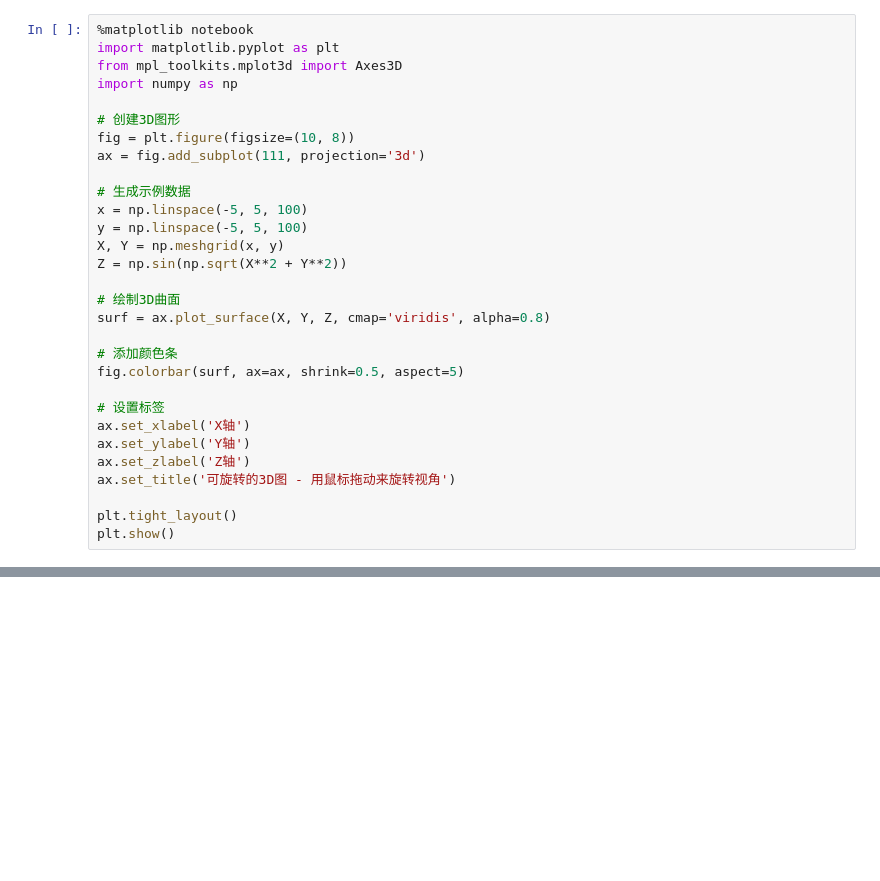
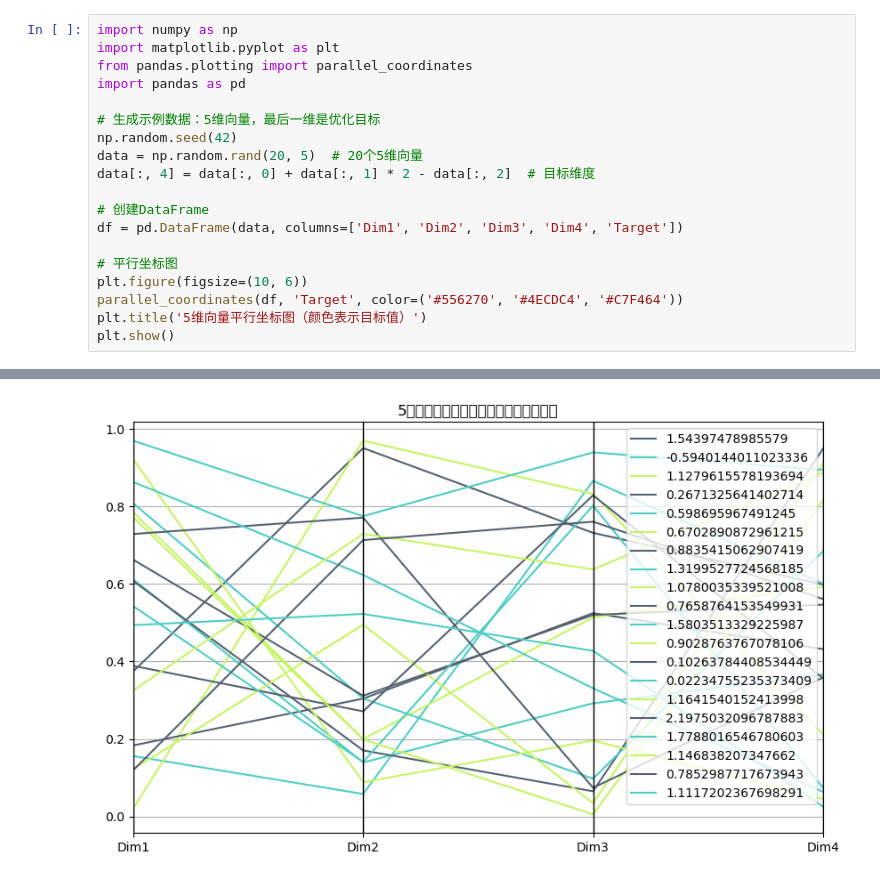
Before and after one commit to ShilianShen/mcm, a Jupyter notebook: CUMCM2025Problems/A/test.ipynb, the cells around one changed output, grey strips where cells are left out. Cells and saved outputs as stored; diff of their text form; blank space fills up the shorter version.

```diff
--- a/CUMCM2025Problems/A/test.ipynb
+++ b/CUMCM2025Problems/A/test.ipynb
@@ -1,31 +1,20 @@
 # %%
-%matplotlib notebook
+import numpy as np
 import matplotlib.pyplot as plt
-from mpl_toolkits.mplot3d import Axes3D
-import numpy as np
+from pandas.plotting import parallel_coordinates
+import pandas as pd
 
-# 创建3D图形
-fig = plt.figure(figsize=(10, 8))
-ax = fig.add_subplot(111, projection='3d')
+# 生成示例数据：5维向量，最后一维是优化目标
+np.random.seed(42)
+data = np.random.rand(20, 5)  # 20个5维向量
+data[:, 4] = data[:, 0] + data[:, 1] * 2 - data[:, 2]  # 目标维度
 
-# 生成示例数据
-x = np.linspace(-5, 5, 100)
-y = np.linspace(-5, 5, 100)
-X, Y = np.meshgrid(x, y)
-Z = np.sin(np.sqrt(X**2 + Y**2))
+# 创建DataFrame
+df = pd.DataFrame(data, columns=['Dim1', 'Dim2', 'Dim3', 'Dim4', 'Target'])
 
-# 绘制3D曲面
-surf = ax.plot_surface(X, Y, Z, cmap='viridis', alpha=0.8)
-
-# 添加颜色条
-fig.colorbar(surf, ax=ax, shrink=0.5, aspect=5)
-
-# 设置标签
-ax.set_xlabel('X轴')
-ax.set_ylabel('Y轴')
-ax.set_zlabel('Z轴')
-ax.set_title('可旋转的3D图 - 用鼠标拖动来旋转视角')
-
-plt.tight_layout()
+# 平行坐标图
+plt.figure(figsize=(10, 6))
+parallel_coordinates(df, 'Target', color=('#556270', '#4ECDC4', '#C7F464'))
+plt.title('5维向量平行坐标图（颜色表示目标值）')
 plt.show()
 # %% [output]
@@ -33,0 +21 @@ plt.show()
+[figure, added]
```
Also changed, not shown: parts of 1 cell of this notebook, 4 other files.
